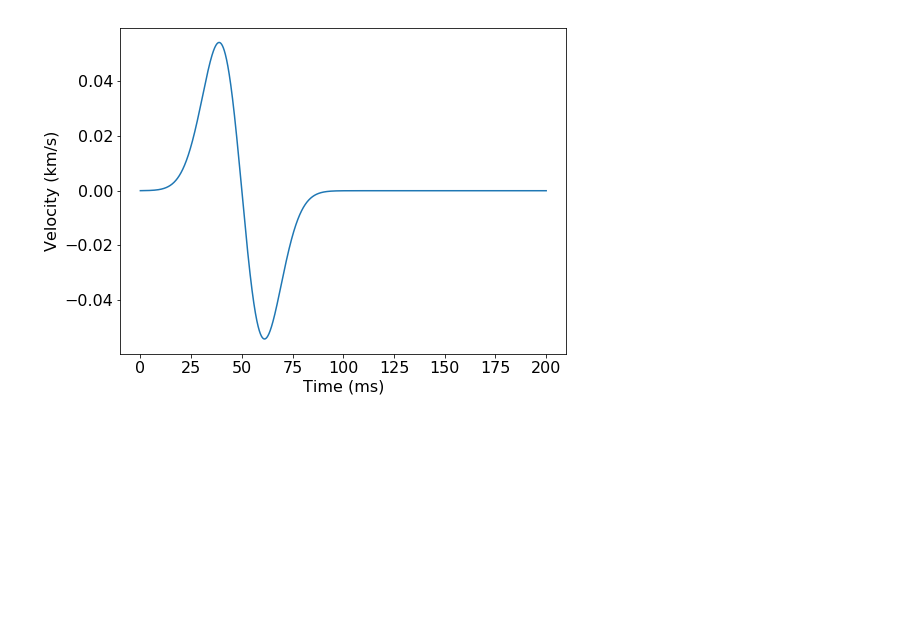
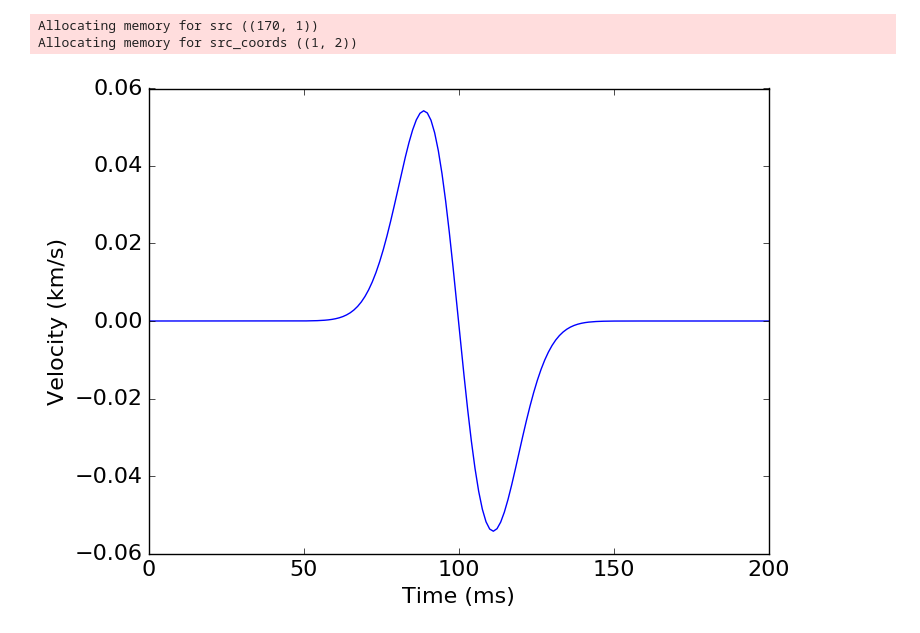
Before and after one commit to zhangwise/devito, a Jupyter notebook: examples/seismic/staggered_acoustic.ipynb, the cells around one changed output. Drawn from its saved outputs; the diff is of its cells as text; code cells hidden in the pictures; blank space fills up the shorter version.

```diff
--- a/examples/seismic/staggered_acoustic.ipynb
+++ b/examples/seismic/staggered_acoustic.ipynb
@@ -16,21 +16,23 @@ grid = Grid(extent=extent, shape=shape, dimensions=(x, z))
 # %%
 class DGaussSource(WaveletSource):
 
     def wavelet(self, f0, t):
         a = 0.004
         return -2.*a*(t - 1./f0) * np.exp(-a * (t - 1./f0)**2)
 
 # Timestep size from Eq. 7 with V_p=6000. and dx=100
 t0, tn = 0., 200.
-dt = (1. / np.sqrt(2.)) / 60.
+dt = 1e2*(1. / np.sqrt(2.)) / 60.
 nt = int(1 + (tn-t0) / dt)  # Discrete time axis length
 time = np.linspace(t0, tn, nt)  # Discrete modelling time
 
-src = DGaussSource(name='src', grid=grid, f0=0.02, time=time)
+src = DGaussSource(name='src', grid=grid, f0=0.01, time=time)
 src.coordinates.data[:] = [1000., 1000.]
 src.show()
 # %% [output]
+Allocating memory for src ((170, 1))
+Allocating memory for src_coords ((1, 2))
-[figure, old version]
+[figure, new version]
 # %%
 # Now we create the velocity and pressure fields
 p = TimeFunction(name='p', grid=grid)
```
Also changed, not shown: parts of 2 cells of this notebook, 1 other file.
